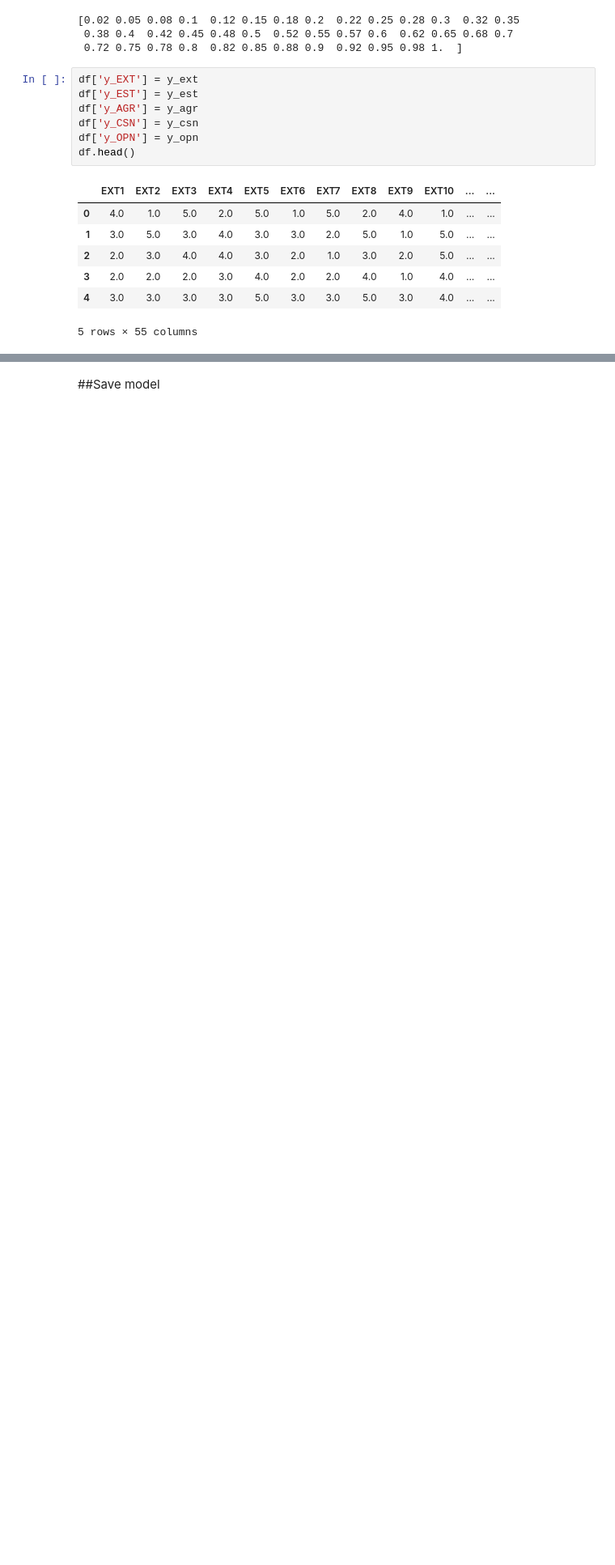
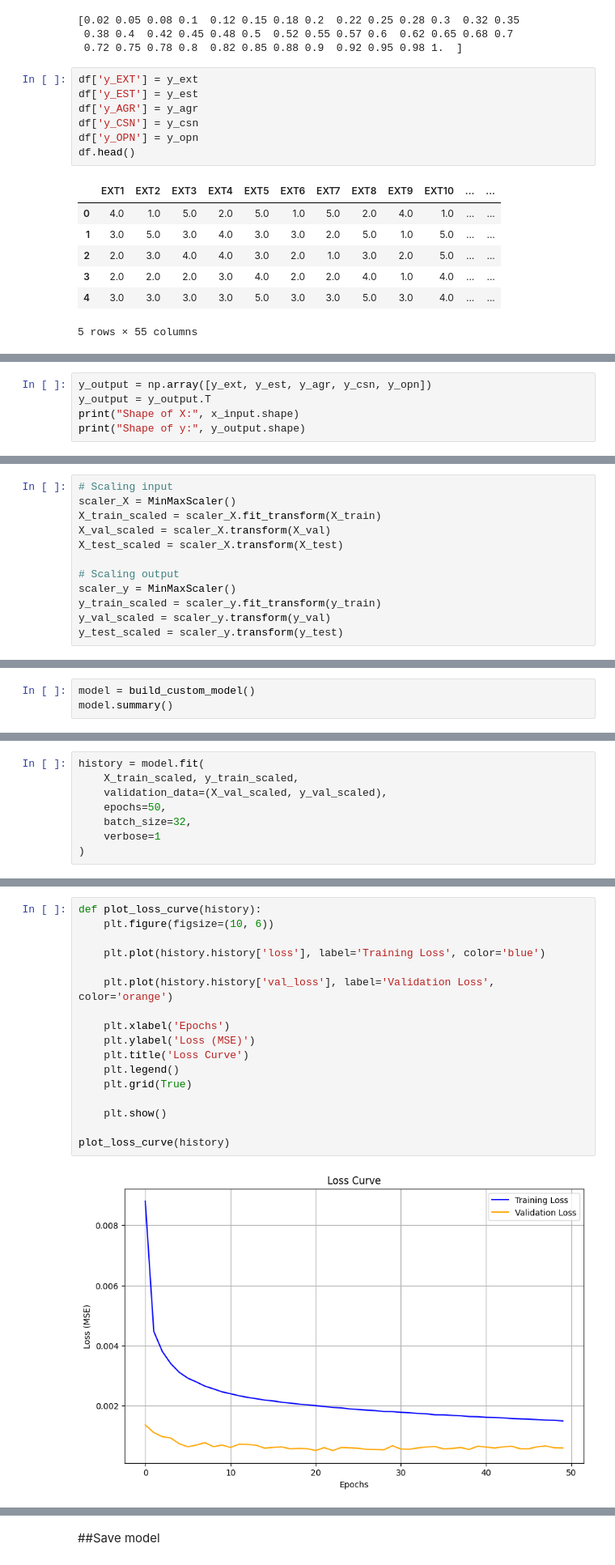
Before and after one commit to C242-PS142/StudyPathML, a Jupyter notebook: StudyPath_MultiOutputDNNs.ipynb, the cells around one changed output, grey strips where cells are left out. Shown at 81% size. Saved outputs shown, nothing was run; the diff lists cells and outputs as text; blank space fills up the shorter version.

Commit message:
update model

```diff
--- a/StudyPath_MultiOutputDNNs.ipynb
+++ b/StudyPath_MultiOutputDNNs.ipynb
@@ -321,0 +307,5 @@ df.head()
+# %%
+y_output = np.array([y_ext, y_est, y_agr, y_csn, y_opn])
+y_output = y_output.T
+print("Shape of X:", x_input.shape)
+print("Shape of y:", y_output.shape)
@@ -321,0 +329,12 @@ df.head()
+# %%
+# Scaling input
+scaler_X = MinMaxScaler()
+X_train_scaled = scaler_X.fit_transform(X_train)
+X_val_scaled = scaler_X.transform(X_val)
+X_test_scaled = scaler_X.transform(X_test)
+
+# Scaling output
+scaler_y = MinMaxScaler()
+y_train_scaled = scaler_y.fit_transform(y_train)
+y_val_scaled = scaler_y.transform(y_val)
+y_test_scaled = scaler_y.transform(y_test)
@@ -321,0 +380,3 @@ df.head()
+# %%
+model = build_custom_model()
+model.summary()
@@ -321,0 +405,8 @@ df.head()
+# %%
+history = model.fit(
+    X_train_scaled, y_train_scaled,
+    validation_data=(X_val_scaled, y_val_scaled),
+    epochs=50,
+    batch_size=32,
+    verbose=1
+)
@@ -322 +441,20 @@ df.head()
+# %%
+def plot_loss_curve(history):
+    plt.figure(figsize=(10, 6))
+
+    plt.plot(history.history['loss'], label='Training Loss', color='blue')
+
+    plt.plot(history.history['val_loss'], label='Validation Loss', color='orange')
+
+    plt.xlabel('Epochs')
+    plt.ylabel('Loss (MSE)')
+    plt.title('Loss Curve')
+    plt.legend()
+    plt.grid(True)
+
+    plt.show()
+
+plot_loss_curve(history)
+# %% [output]
+[figure, added]
 # %% [markdown]
```
Also changed, not shown: parts of 44 cells of this notebook.
